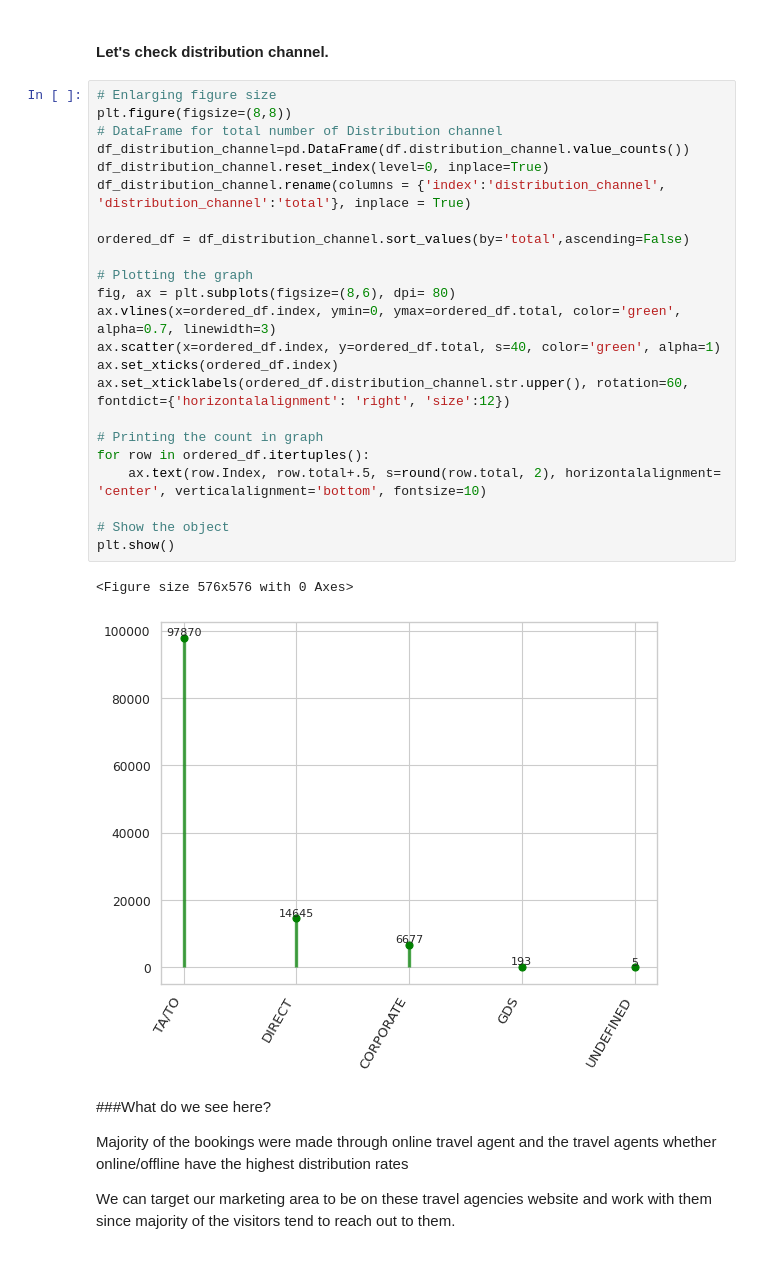
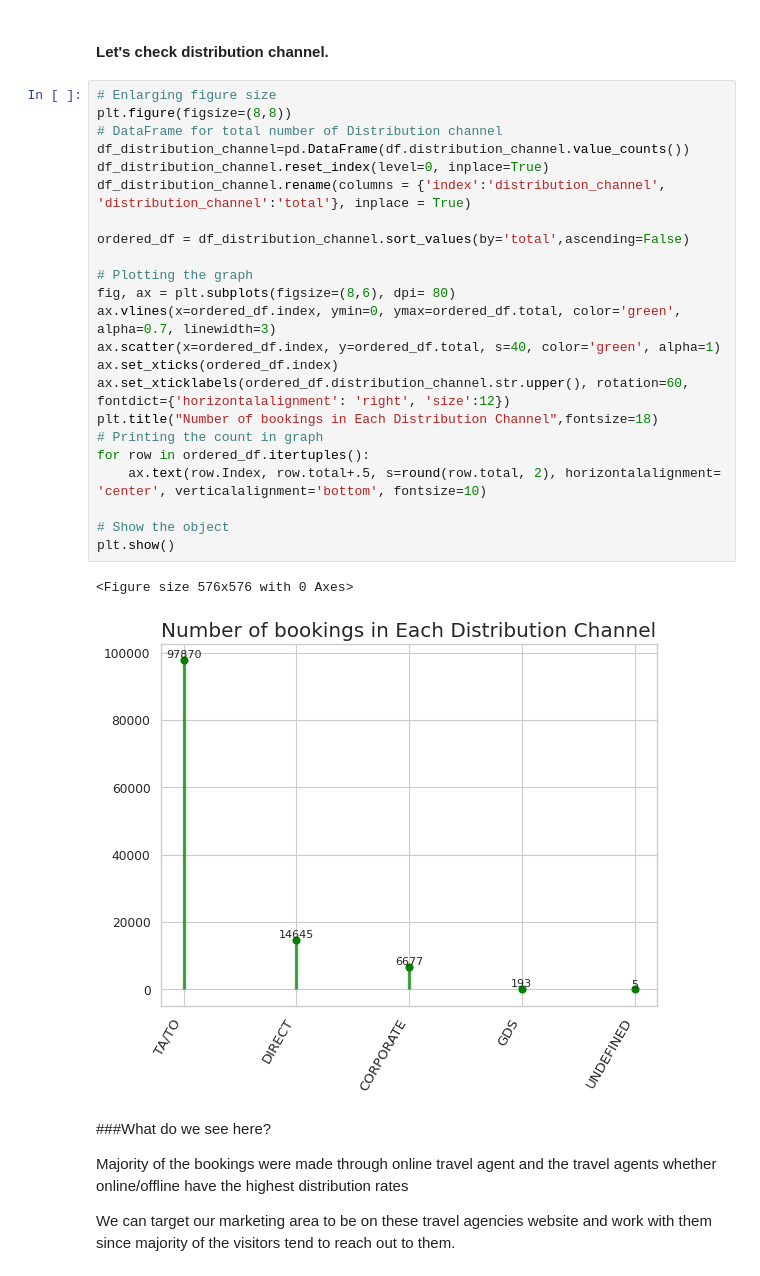
Before and after one commit to Aayushi-Sharma24/EDA-Hotel-Booking-Analysis, a Jupyter notebook: Aayushi_Sharma_Hotel_Booking_Analysis_Capstone_Project.ipynb, the cells around one changed output. Drawn from its saved outputs; the diff is of its cells as text.

```diff
--- a/Aayushi_Sharma_Hotel_Booking_Analysis_Capstone_Project.ipynb
+++ b/Aayushi_Sharma_Hotel_Booking_Analysis_Capstone_Project.ipynb
@@ -603,29 +604,29 @@ plt.show()
 # %%
 # Enlarging figure size
 plt.figure(figsize=(8,8))
 # DataFrame for total number of Distribution channel
 df_distribution_channel=pd.DataFrame(df.distribution_channel.value_counts())
 df_distribution_channel.reset_index(level=0, inplace=True)
 df_distribution_channel.rename(columns = {'index':'distribution_channel', 'distribution_channel':'total'}, inplace = True)
 
 ordered_df = df_distribution_channel.sort_values(by='total',ascending=False)
 
 # Plotting the graph
 fig, ax = plt.subplots(figsize=(8,6), dpi= 80)
 ax.vlines(x=ordered_df.index, ymin=0, ymax=ordered_df.total, color='green', alpha=0.7, linewidth=3)
 ax.scatter(x=ordered_df.index, y=ordered_df.total, s=40, color='green', alpha=1)
 ax.set_xticks(ordered_df.index)
 ax.set_xticklabels(ordered_df.distribution_channel.str.upper(), rotation=60, fontdict={'horizontalalignment': 'right', 'size':12})
-
+plt.title("Number of bookings in Each Distribution Channel",fontsize=18)
 # Printing the count in graph
 for row in ordered_df.itertuples():
     ax.text(row.Index, row.total+.5, s=round(row.total, 2), horizontalalignment= 'center', verticalalignment='bottom', fontsize=10)
 
 # Show the object
 plt.show()
 # %% [output]
 <Figure size 576x576 with 0 Axes>
-[figure, old version]
+[figure, new version]
 # %% [markdown]
 ###What do we see here?
 
```
Also changed, not shown: parts of 21 cells of this notebook.
